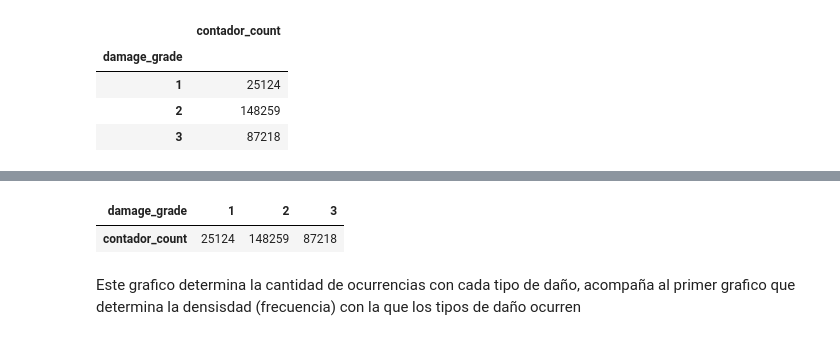
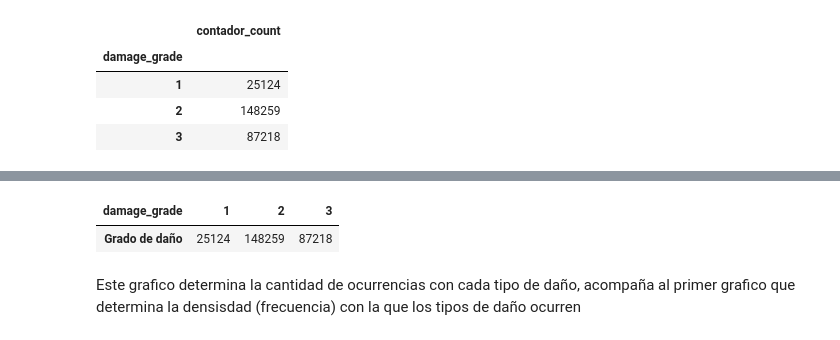
Before and after one commit to joaquinfontela/OrganizacionDeDatos-TP1, a Jupyter notebook: src/Regiones.ipynb, the cells around one changed output, grey strips where cells are left out. Drawn from its saved outputs; the diff is of its cells as text; code cells hidden in the pictures.

```diff
--- a/src/Regiones.ipynb
+++ b/src/Regiones.ipynb
@@ -153,3 +139,6 @@ daño.head()
 | 1 | 25124 |
 | 2 | 148259 |
 | 3 | 87218 |
+# %%
+daño = daño.rename(columns={'contador_count':'Grado de daño'})
+daño.head()
@@ -156,9 +151,9 @@ daño.head()
 # %%
-daño_pivot = daño.pivot_table(columns='damage_grade', values = 'contador_count')
+daño_pivot = daño.pivot_table(columns='damage_grade', values = 'Grado de daño')
 daño_pivot.head()
 # %% [output]
 | damage_grade | 1 | 2 | 3 |
-| contador_count | 25124 | 148259 | 87218 |
+| Grado de daño | 25124 | 148259 | 87218 |
 # %% [markdown]
 Este grafico determina la cantidad de ocurrencias con cada tipo de daño, acompaña al primer grafico que determina la densisdad (frecuencia) con la que los tipos de daño ocurren
 # %%
```
Also changed, not shown: parts of 6 cells of this notebook.
